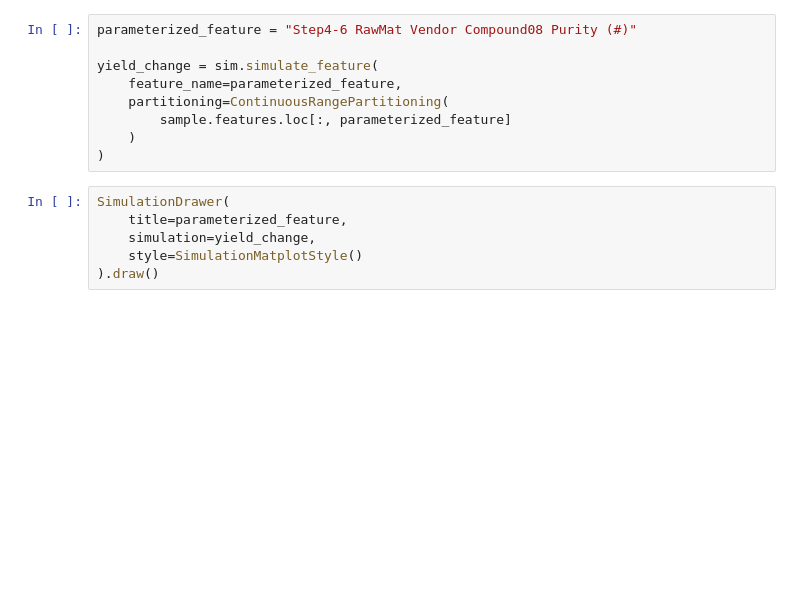
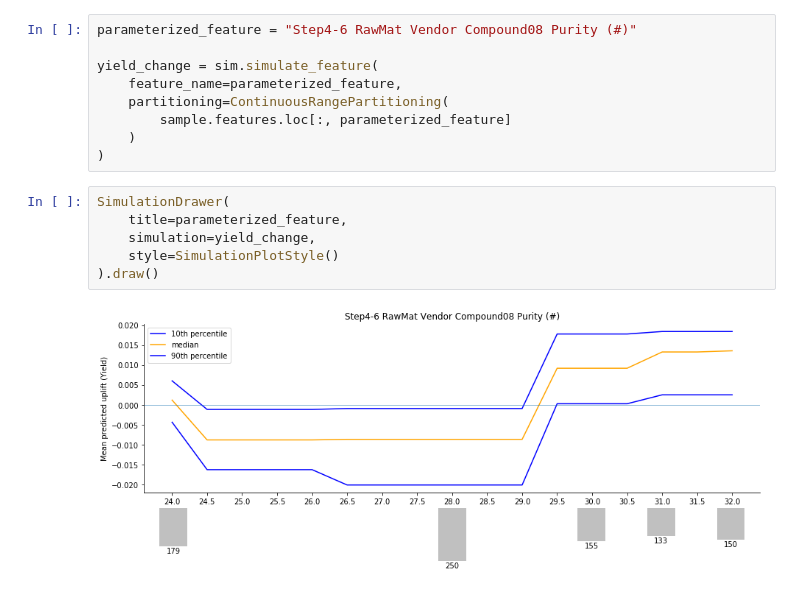
Before and after one commit to BCG-X-Official/facet, a Jupyter notebook: notebooks/example-simulation.ipynb, the cells around one changed output. Saved outputs shown, nothing was run; the diff lists cells and outputs as text; blank space fills up the shorter version.

```diff
--- a/notebooks/example-simulation.ipynb
+++ b/notebooks/example-simulation.ipynb
@@ -232,6 +249,8 @@ yield_change = sim.simulate_feature(
 # %%
 SimulationDrawer(
     title=parameterized_feature,
     simulation=yield_change,
-    style=SimulationMatplotStyle()
+    style=SimulationPlotStyle()
 ).draw()
+# %% [output]
+[figure, added]
```
Also changed, not shown: parts of 7 cells of this notebook, 6 other files.
